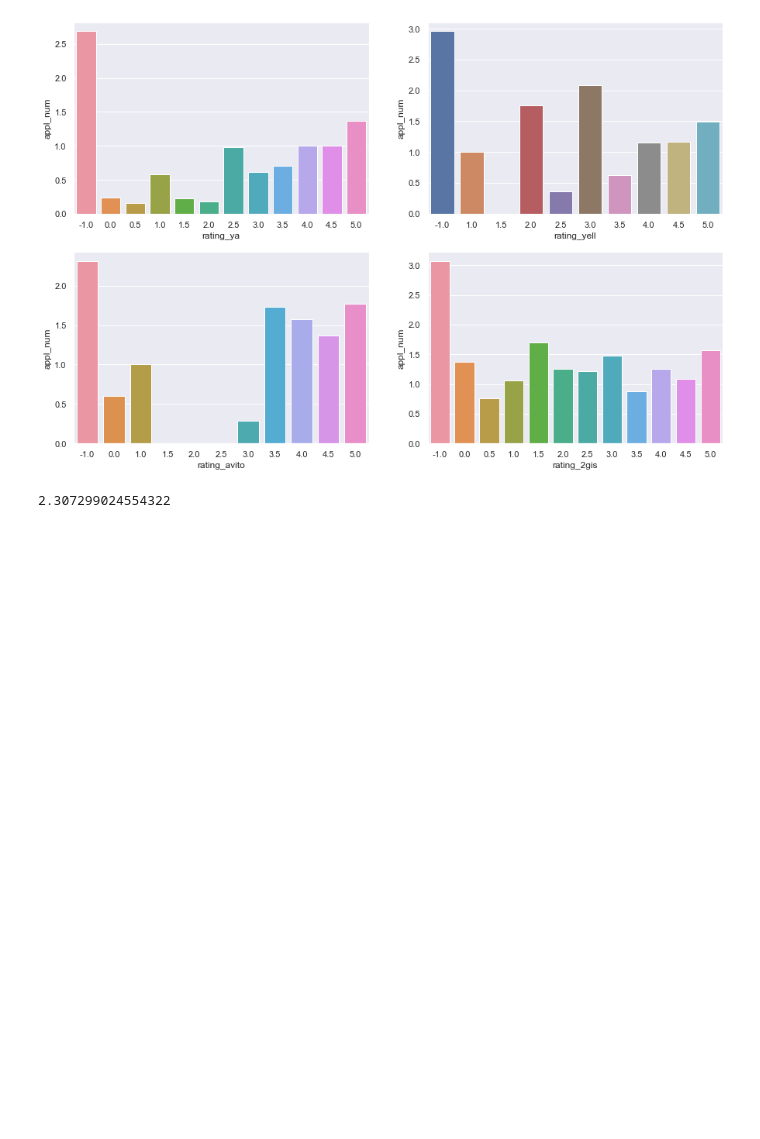
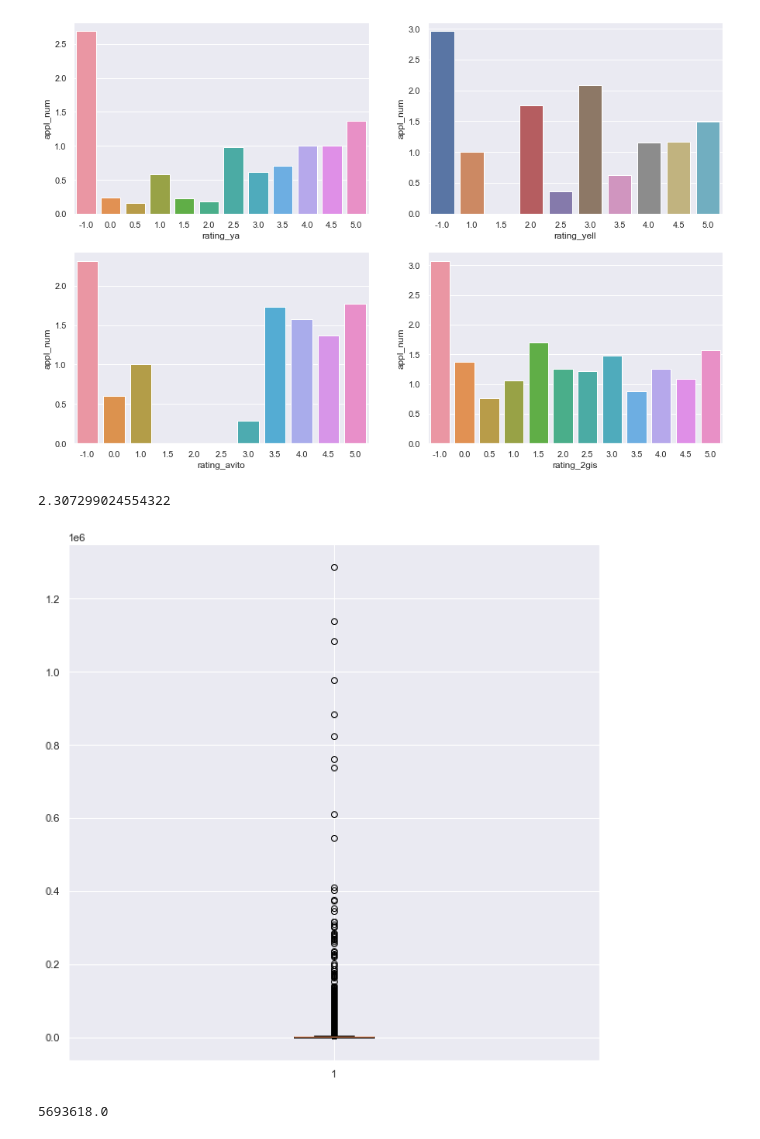
Before and after one commit to D1ffic00lt/dano-olympiad-final-stage, a Jupyter notebook: d1ffic00lt/main.ipynb, the cells around one changed output. Saved outputs shown, nothing was run; the diff lists cells and outputs as text; code cells hidden in the pictures; blank space fills up the shorter version.

```diff
--- a/d1ffic00lt/main.ipynb
+++ b/d1ffic00lt/main.ipynb
@@ -398,0 +402,11 @@ data.loc[
+# %%
+plt.figure(figsize=(10, 10))
+plt.boxplot(data.loc[data.phb_all < 1500000].phb_all)
+plt.savefig("figures/boxplot_phb_all.png")
+plt.show()
+# %% [output]
+[figure, added]
+# %%
+data.phb_all.max()
+# %% [output]
+5693618.0
```
Also changed, not shown: parts of 21 cells of this notebook, 15 other files.
